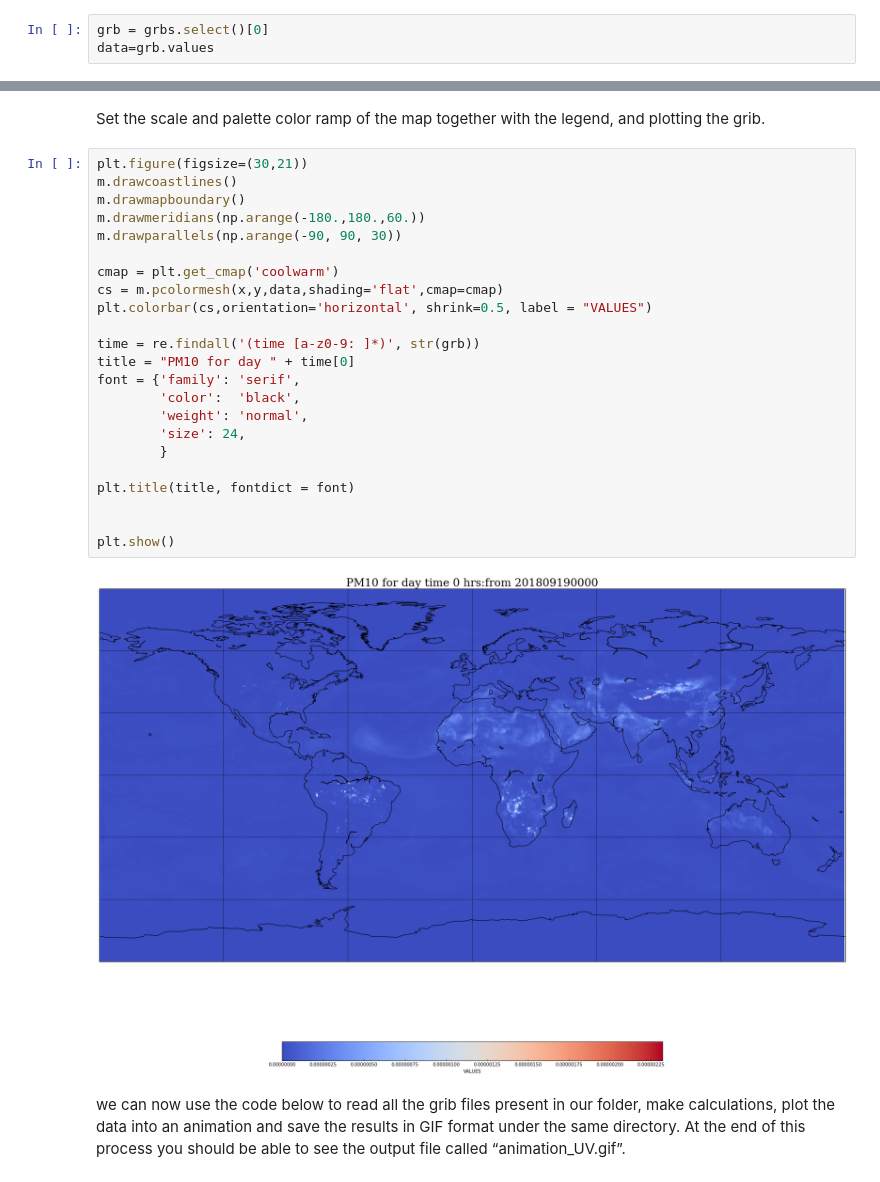
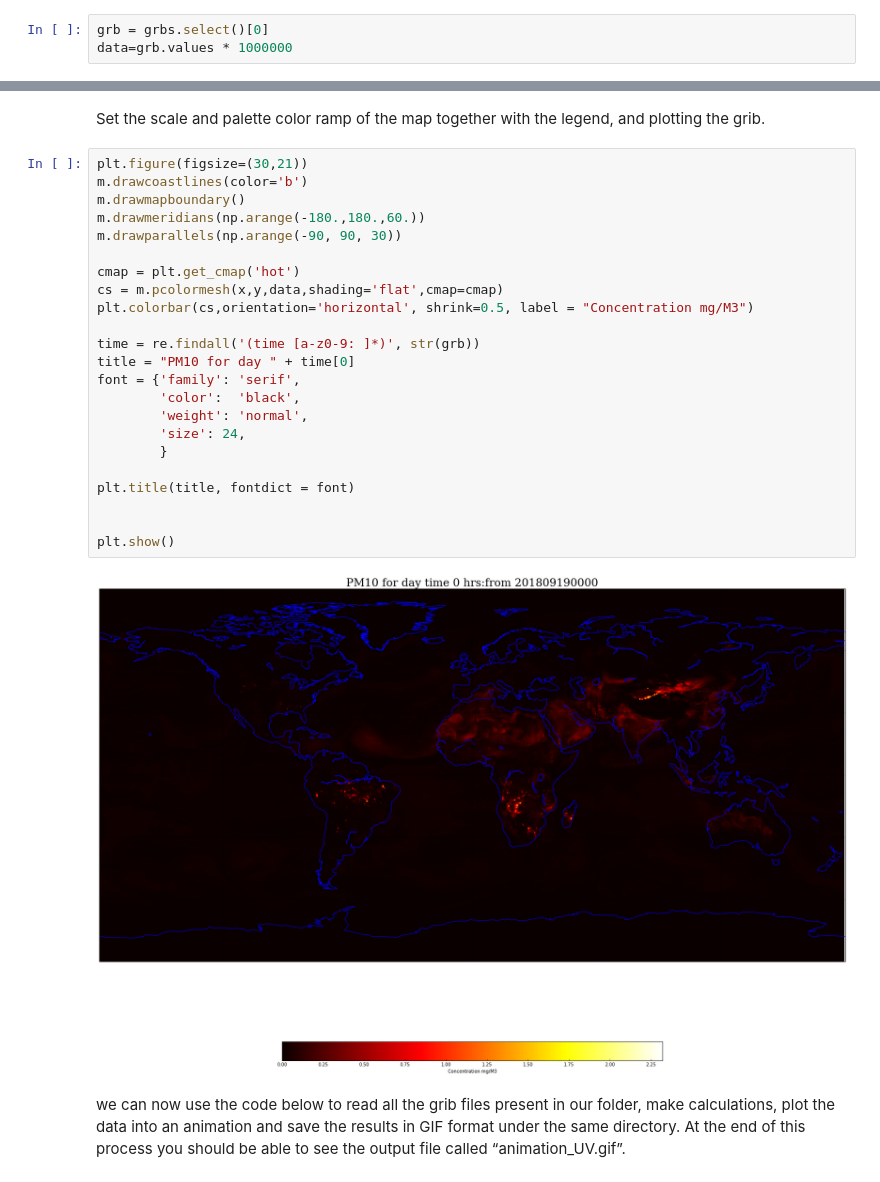
Before and after one commit to Randbee/the-python-space-adventure, a Jupyter notebook: plotting_pm10.ipynb, the cells around one changed output, grey strips where cells are left out. Cells and saved outputs as stored; diff of their text form.

```diff
--- a/plotting_pm10.ipynb
+++ b/plotting_pm10.ipynb
@@ -26,7 +26,7 @@ grbs=pygrib.open(grib)
 retreiving data from grib file
 # %%
 grb = grbs.select()[0]
-data=grb.values
+data=grb.values * 1000000
 # %% [markdown]
 Use shiftgrid to plot grib file correctly
 # %%
@@ -51,29 +51,29 @@ x, y = m(grid_lon, grid_lat)
 Set the scale and palette color ramp of the map together with the legend, and plotting the grib.
 # %%
 plt.figure(figsize=(30,21))
-m.drawcoastlines()
+m.drawcoastlines(color='b')
 m.drawmapboundary()
 m.drawmeridians(np.arange(-180.,180.,60.))
 m.drawparallels(np.arange(-90, 90, 30))
 
-cmap = plt.get_cmap('coolwarm')
+cmap = plt.get_cmap('hot')
 cs = m.pcolormesh(x,y,data,shading='flat',cmap=cmap)
-plt.colorbar(cs,orientation='horizontal', shrink=0.5, label = "VALUES")
+plt.colorbar(cs,orientation='horizontal', shrink=0.5, label = "Concentration mg/M3")
 
 time = re.findall('(time [a-z0-9: ]*)', str(grb))
 title = "PM10 for day " + time[0]
 font = {'family': 'serif',
         'color':  'black',
         'weight': 'normal',
         'size': 24,
         }
 
 plt.title(title, fontdict = font)
 
 
 plt.show()
 # %% [output]
-[figure, old version]
+[figure, new version]
 # %% [markdown]
 we can now use the code below to read all the grib files present in our folder, make  calculations, plot the data into an animation and save the results in  GIF format under the same directory. At the end of this process you should be able to see the output file called “animation_UV.gif”.
 # %%
```
Also changed, not shown: parts of 1 cell of this notebook, 41 other files.
